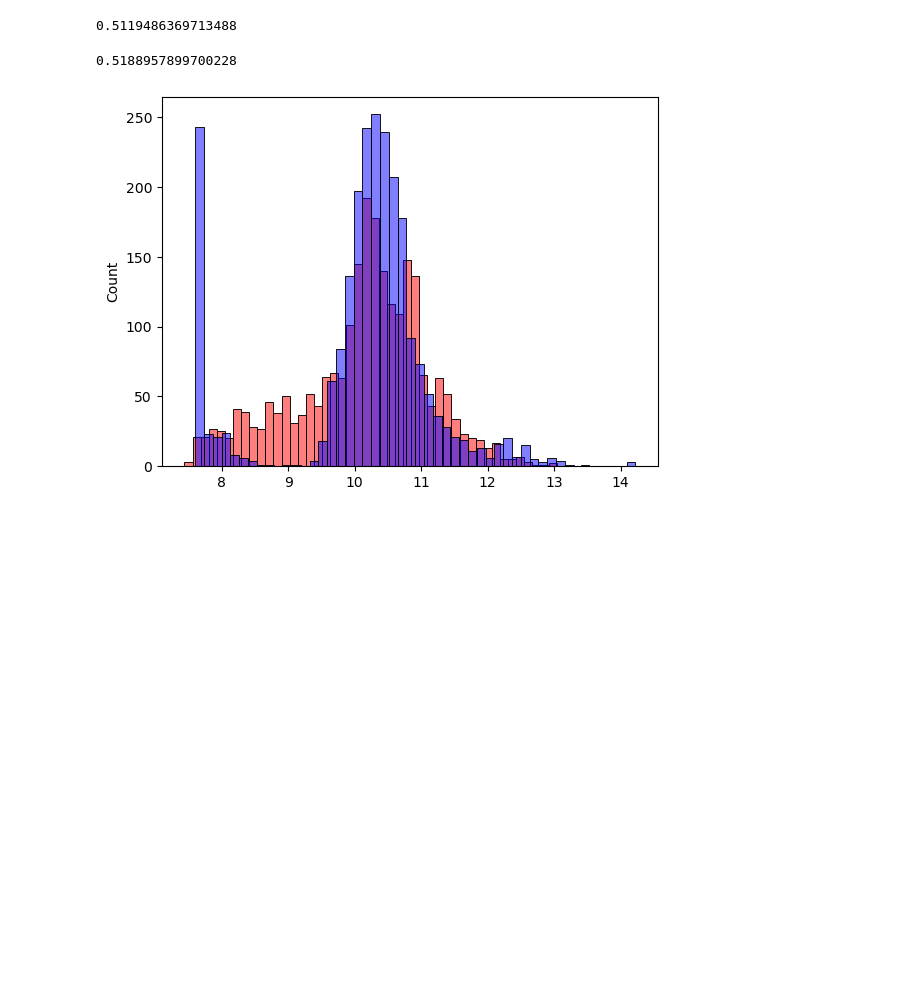
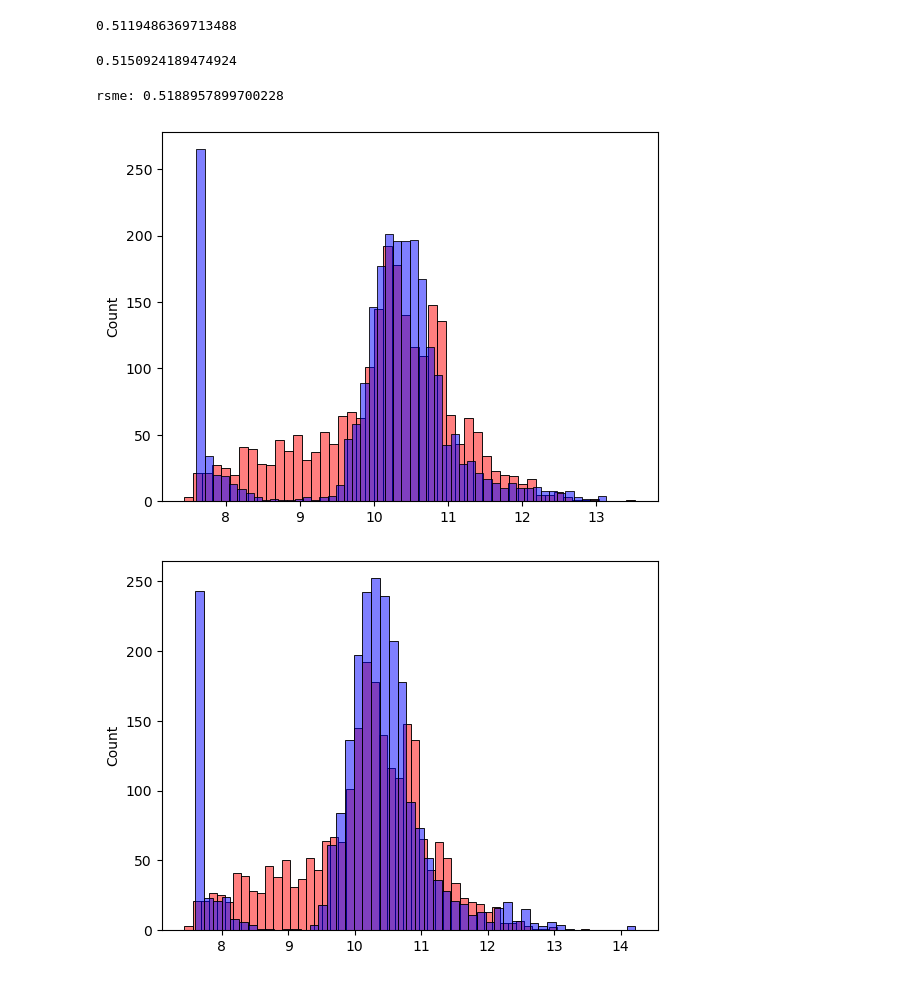
Before and after one commit to Biob-scientist/Machine-learning--regression-basics, a Jupyter notebook: linear_regression_basics.ipynb, the cells around one changed output. Saved outputs shown, nothing was run; the diff lists cells and outputs as text; code cells hidden in the pictures; blank space fills up the shorter version.

Commit message:
feat: added test

```diff
--- a/linear_regression_basics.ipynb
+++ b/linear_regression_basics.ipynb
@@ -265,13 +265,25 @@ def rmse(y,y_pred):
 rmse(y_train,y_pred)
 # %% [output]
 0.5119486369713488
+# %%
+X_test=prepare_X(df_test)
+w0,w=linear_regression(X_test,y_test)
+y_pred=w0+ X_test.dot(w)
+rmse(y_test,y_pred)
+# %% [output]
+0.5150924189474924
 # %%
 X_val=prepare_X(df_val)
 w0,w=linear_regression(X_val,y_val)
 y_pred=w0+ X_val.dot(w)
-rmse(y_val,y_pred)
+print('rsme:',rmse(y_val,y_pred))
+
+sns.histplot(y_pred,color='red',bins=50,alpha=0.5)
+sns.histplot(y_test,color='blue',bins=50,alpha=0.5)
+plt.show()
 # %% [output]
-0.5188957899700228
+rsme: 0.5188957899700228
+[figure, added]
 # %%
 sns.histplot(y_pred,color='red',bins=50,alpha=0.5)
 sns.histplot(y_val,color='blue',bins=50,alpha=0.5)
```
